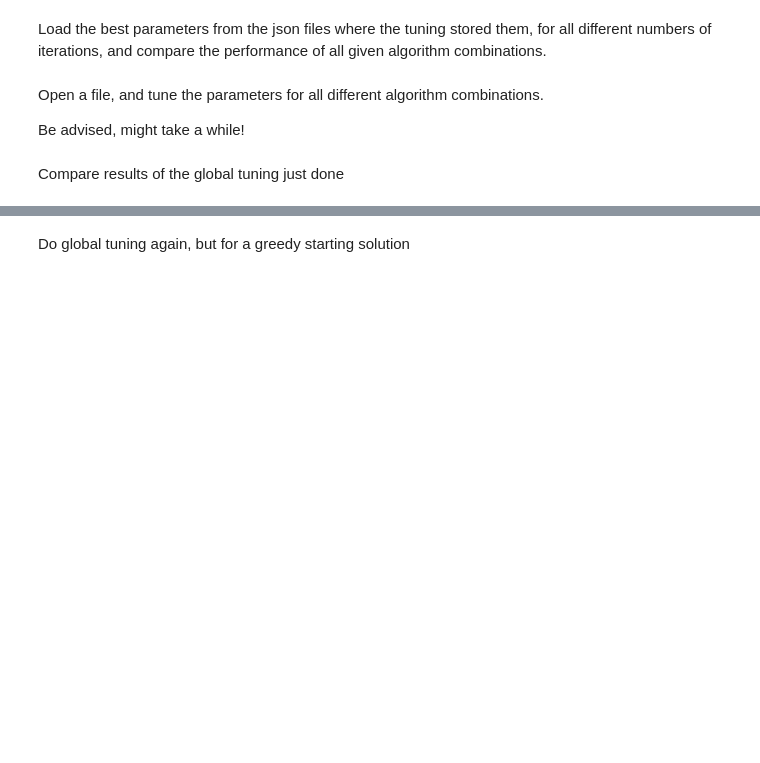
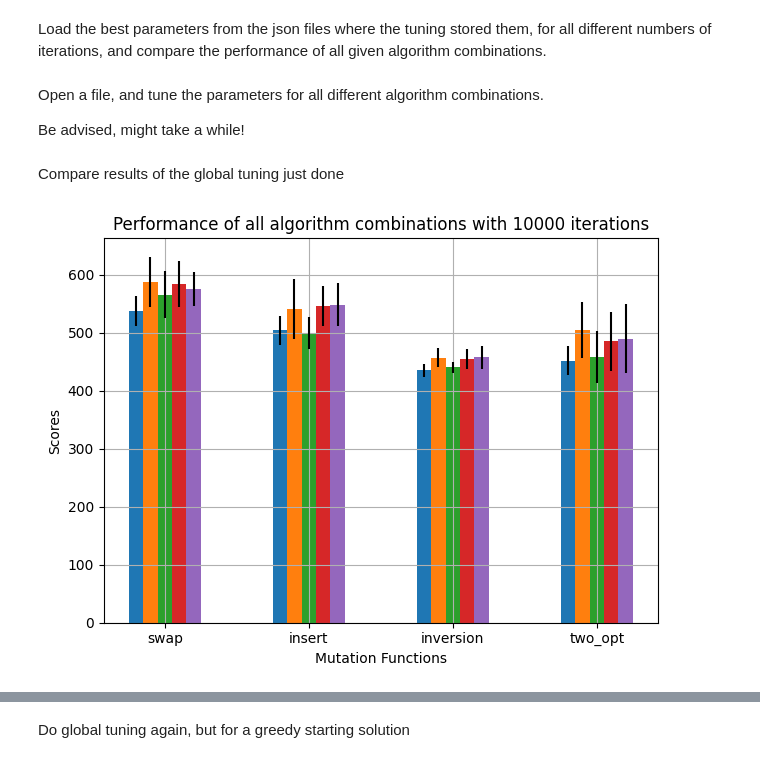
Before and after one commit to pabloralves/StocSim3, a Jupyter notebook: main_WIP.ipynb, the cells around one changed output, grey strips where cells are left out. Saved outputs shown, nothing was run; the diff lists cells and outputs as text; code cells hidden in the pictures; blank space fills up the shorter version.

```diff
--- a/main_WIP.ipynb
+++ b/main_WIP.ipynb
@@ -726,3 +750,16 @@ n_trials = 100
 # global_tuning(files, iterations_list, cooling_schedules, mutations, tuning_runs, n_trials, greedy=False, fileID=fileID)
 # %% [markdown]
 Compare results of the global tuning just done
+# %%
+N_runs = 20
+file = 'eil51'
+file_path = f'TSP-Configurations/{file}.tsp.txt'
+tsp_data = load_tsp_file(file_path)
+distance_matrix = calculate_distance_matrix(tsp_data)
+
+#iterations_list = [5000, 10000]
+iterations_list = [10000]
+#compare_all_algorithms(tsp_data, distance_matrix, file, N_runs, iterations_list, greedy=False, fileID=fileID)
+results = compare_all_algorithms(tsp_data, distance_matrix, file, N_runs, iterations_list, greedy=False, fileID=fileID)
+# %% [output]
+[figure, added]
```
Also changed, not shown: parts of 51 cells of this notebook.
